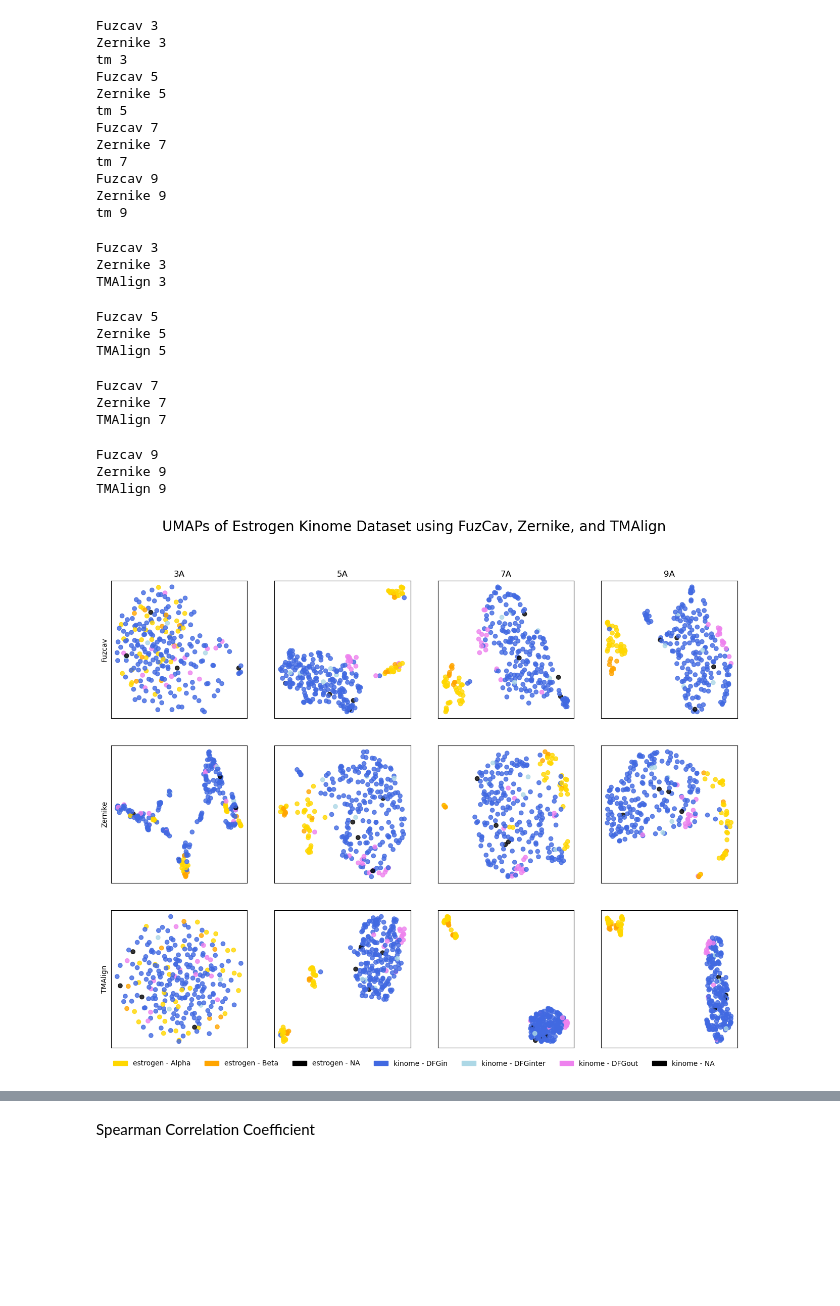
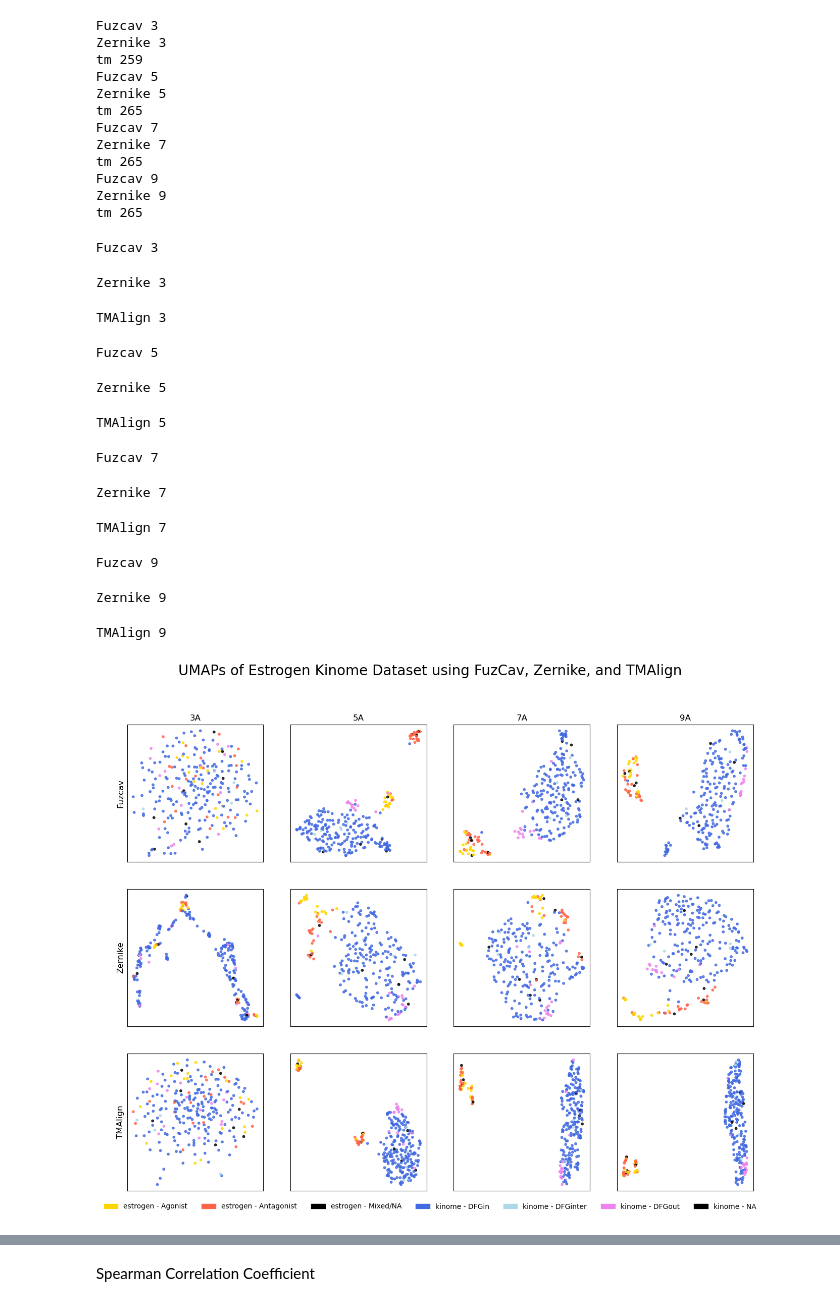
Before and after one commit to AndrewLutsky/KinomeScripts, a Jupyter notebook: scripts/FigureCreation.ipynb, the cells around one changed output, grey strips where cells are left out. Saved outputs shown, nothing was run; the diff lists cells and outputs as text; code cells hidden in the pictures; blank space fills up the shorter version.

```diff
--- a/scripts/FigureCreation.ipynb
+++ b/scripts/FigureCreation.ipynb
@@ -91,4 +91,11 @@ df_proteins["conformation"] = confos
 del df_proteins["conformation_x"]
 del df_proteins["conformation_y"]
 df_proteins["new_lab"] = df_proteins["Protein Type"] + " - " + df_proteins["conformation"]
+df_proteins['Conformation_New'] = np.where(df_proteins['Protein Type'] == 'estrogen', df_proteins['Ligand Type'], df_proteins['conformation'])
+df_proteins['Conformation_New'].fillna("NA")
+df_proteins["new_lab_2"] = df_proteins["Protein Type"] + " - " + df_proteins["Conformation_New"]
+print(df_proteins)
 map_lab = dict(zip(df_proteins["id"], df_proteins["new_lab"]))
+map_second_lab = dict(zip(df_proteins["id"], df_proteins["new_lab_2"]))
+
+print(df_proteins["new_lab_2"].unique())
@@ -95,18 +120,21 @@ map_lab = dict(zip(df_proteins["id"], df_proteins["new_lab"]))
 # %%
 
 print(df_proteins)
-palette = {"estrogen - Alpha": "gold", "estrogen - Beta":"orange", "estrogen - NA":"black", "kinome - DFGin":"royalblue",
+palette = {"estrogen - Alpha": "gold", "estrogen - Beta":"tomato", "estrogen - NA":"black", "kinome - DFGin":"royalblue",
            "kinome - DFGinter":"lightblue", "kinome - DFGout":"violet", "kinome - NA":"black"}# Plotting functions
+palette_lig = {"estrogen - Agonist": "gold", "estrogen - Antagonist":"tomato", "estrogen - Mixed/NA":"black", "kinome - DFGin":"royalblue",
+           "kinome - DFGinter":"lightblue", "kinome - DFGout":"violet", "kinome - NA":"black"}
 def no_labels(x, pos):
     """Returns empty string for tick labels"""
     return ""
 
 def plot_umap(ax, vectors, labels, map_lab = map_lab, palette = palette, metric_plot = 'manhattan'):
     vectors = np.array(vectors)
-    reducer = umap.UMAP(metric=metric_plot)
+    reducer = umap.UMAP(metric=metric_plot, random_state=42)
     embedding = reducer.fit_transform(vectors)
     colors = [palette.get(map_lab[lab], "black") for lab in labels]
-    ax.scatter(embedding[:, 0], embedding[:, 1], alpha = 0.8, color = colors)
+    # Smaller markers, different colors, same random seed
+    ax.scatter(embedding[:, 0], embedding[:, 1], alpha = 0.8, color = colors, s =10)
     ax.xaxis.set_major_formatter(FuncFormatter(no_labels))
     ax.yaxis.set_major_formatter(FuncFormatter(no_labels))
     ax.xaxis.set_ticks([])
@@ -133,7 +161,7 @@ def plot_pca(ax, vectors, labels, map_lab=map_lab, palette = palette, n_componen
     colors = [palette.get(map_lab[lab], "black") for lab in labels]
 
     # Scatter plot on the given axes
-    ax.scatter(embedding[:, 0], embedding[:, 1], alpha=0.8, color=colors)
+    ax.scatter(embedding[:, 0], embedding[:, 1], alpha=0.8, color=colors, s=10)
 
     # Removing labels and ticks on the axes
     no_labels = lambda x, pos: ""
@@ -183,6 +211,9 @@ for i in scores:
     index += 1
 
     labels, dist_mat = rfv.read_tm_align(f"../TMAlign/labeled_distance_matrix_{i}A.txt")
+    for i in range(len(dist_mat)):
+        for j in range(len(dist_mat)):
+            dist_mat[i][j] = float(dist_mat[i][j])
     labels_list.append(labels)
     vectors_list.append(dist_mat)
     index += 1
@@ -191,16 +222,16 @@ for i in scores:
 # %% [output]
 Fuzcav 3
 Zernike 3
-tm 3
+tm 259
 Fuzcav 5
 Zernike 5
-tm 5
+tm 265
 Fuzcav 7
 Zernike 7
-tm 7
+tm 265
 Fuzcav 9
 Zernike 9
-tm 9
+tm 265
 # %%
 fig, axs = plt.subplots(nrows = 3, ncols = 4, figsize = (16,12))
 
@@ -208,54 +239,56 @@ fig.suptitle("UMAPs of Estrogen Kinome Dataset using FuzCav, Zernike, and TMAlig
 score_names = ["3A", "5A", "7A", "9A"]
 
 for i in range(0, 4):
-    axs[0, i].set_title(score_names[i])
+    axs[0, i].set_title(score_names[i], fontsize = 12)
 
 for j in range(0, 3):
-    axs[j, 0].set_ylabel(methods[j], rotation = 90)
+    axs[j, 0].set_ylabel(methods[j], rotation = 90, fontsize = 12)
 
 
 
 for i, _ in enumerate(scores):
     for j, _ in enumerate(methods):
         #print(j, i)
         print(methods[j], scores[i])
         if methods[j] == "TMAlign":
             try:
                 plot_umap(ax = axs[j, i],
                       metric_plot = "precomputed",
                       vectors = vectors_list[i * len(methods) + j],
                       labels = labels_list[i * len(methods) + j],
-                      palette = palette)
+                      map_lab = map_second_lab,
+                      palette = palette_lig)
             except:
                 print(len(vectors_list[i * len(methods) + j]), len(vectors_list[i * len(methods) + j][0]))
 
         else:
            plot_umap(ax = axs[j, i],
                       metric_plot = "manhattan",
                       vectors = vectors_list[i * len(methods) + j],
                       labels = labels_list[i * len(methods) + j],
-                      palette = palette)
+                      palette = palette_lig,
+                      map_lab = map_second_lab)
 
-patches = [mpatches.Patch(color=color, label=label) for label, color in palette.items()]
-fig.legend(handles=patches, loc='upper center', bbox_to_anchor=(0.5, 0.1), framealpha = 0.0, ncol=len(palette))
+patches = [mpatches.Patch(color=color, label=label) for label, color in palette_lig.items()]
+fig.legend(handles=patches, loc='upper center', bbox_to_anchor=(0.5, 0.1), framealpha = 0.0, ncol=len(palette_lig))
 
 #plt.tight_layout()
 plt.savefig("test.png", dpi = 400)
 plt.show()
 # %% [output]
 Fuzcav 3
-Zernike 3
-TMAlign 3
-Fuzcav 5
-Zernike 5
-TMAlign 5
+Zernike 3
-Fuzcav 7
-Zernike 7
-TMAlign 7
+TMAlign 3
-Fuzcav 9
-Zernike 9
-TMAlign 9
+Fuzcav 5
+Zernike 5
+TMAlign 5
+Fuzcav 7
+Zernike 7
+TMAlign 7
+Fuzcav 9
+Zernike 9
+TMAlign 9
-[figure, old version]
+[figure, new version]
 # %%
 fig, axs = plt.subplots(nrows = 2, ncols = 4, figsize = (16,12))
 fig.suptitle("PCAs of Estrogen Kinome Dataset using FuzCav and Zernike", fontsize = 20)
```
Also changed, not shown: parts of 9 cells of this notebook.
